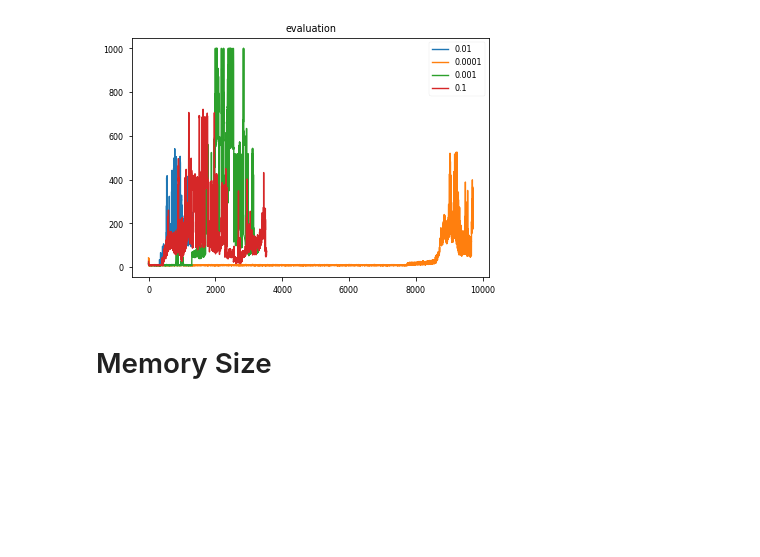
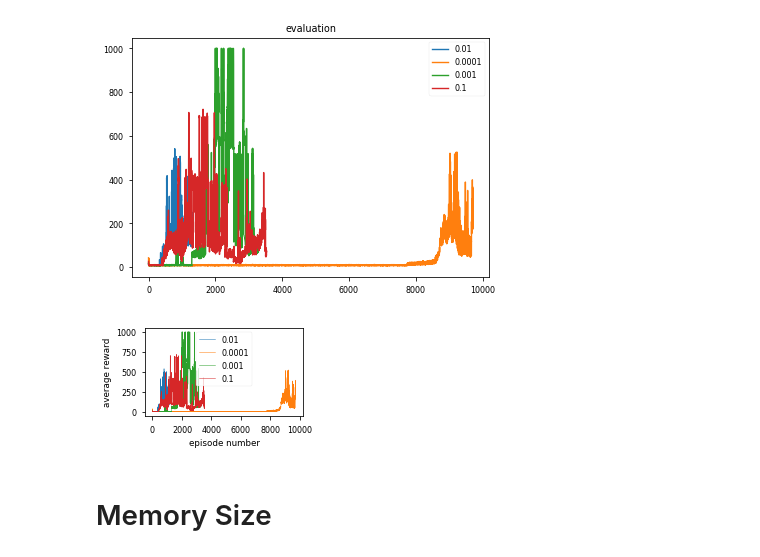
Before and after one commit to nicoring/RoBonjwa, a Jupyter notebook: notebooks/baseline-experiment-analysis.ipynb, the cells around one changed output. Cells and saved outputs as stored; diff of their text form; code cells hidden in the pictures; blank space fills up the shorter version.

```diff
--- a/notebooks/baseline-experiment-analysis.ipynb
+++ b/notebooks/baseline-experiment-analysis.ipynb
@@ -99,6 +118,10 @@ plot_rewards(load_rewards_mean(dir_name).items())
 # %% [output]
 [figure]
 [figure]
+# %%
+save_plot(load_rewards_mean(dir_name).items(), 'tau.pdf')
+# %% [output]
+[figure, added]
 # %% [markdown]
 # Memory Size
 # %%
```
Also changed, not shown: parts of 8 cells of this notebook.
